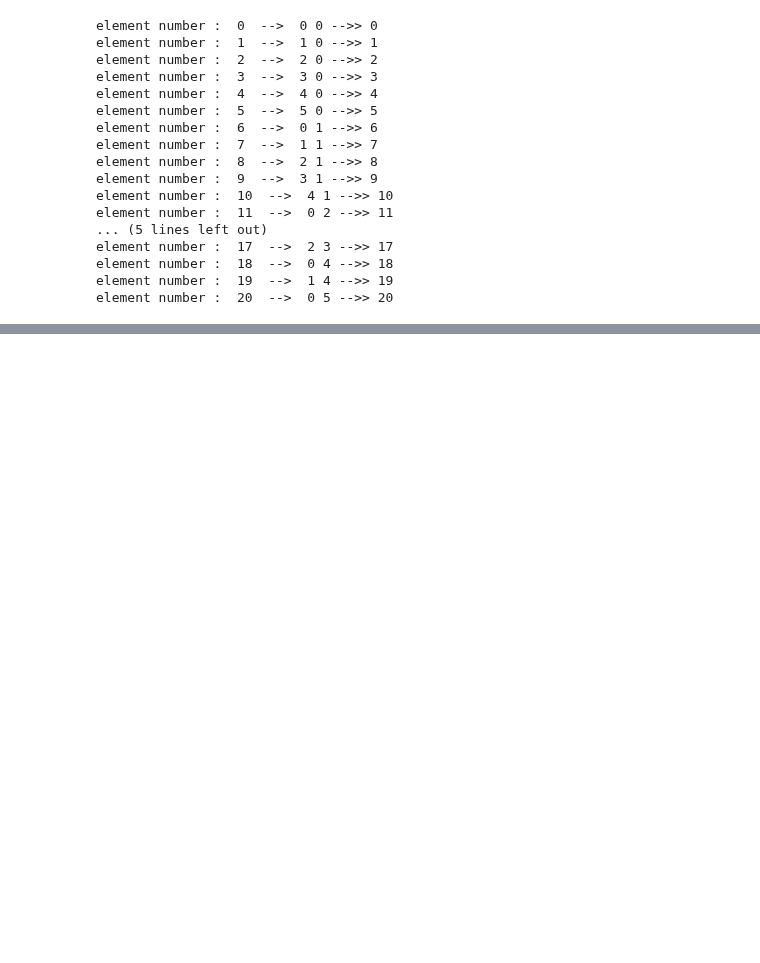
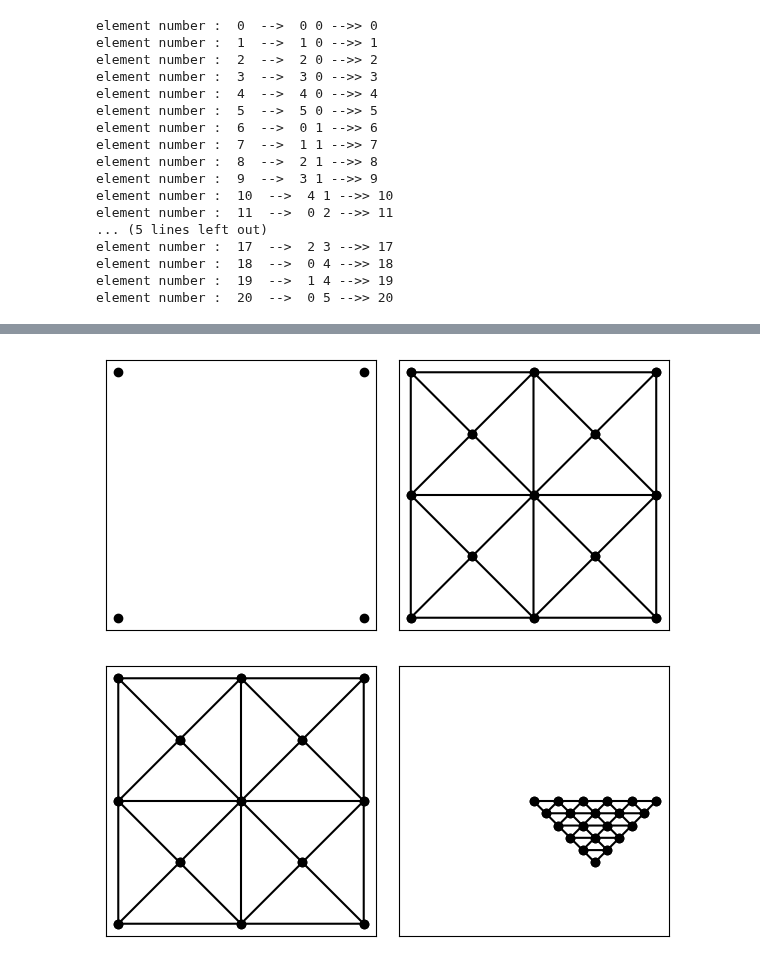
Before and after one commit to biondo999/napde_project, a Jupyter notebook: mesh_building/fucking_mesh.ipynb, the cells around one changed output, grey strips where cells are left out. Cells and saved outputs as stored; diff of their text form; code cells hidden in the pictures; blank space fills up the shorter version.

```diff
--- a/mesh_building/fucking_mesh.ipynb
+++ b/mesh_building/fucking_mesh.ipynb
@@ -121,0 +313,36 @@ print(l)
+# %%
+list=[]
+
+n=[]
+
+A = dict(vertices=np.array(((0, 0), (1, 0), (1, 1), (0, 1))))
+
+B = tr.triangulate(A, 'qa0.1')
+tr.compare(plt, A, B)
+plt.show()
+
+for elem in range(0,len(B['triangles'])):
+
+    v = B['vertices'][B['triangles'][elem]]
+
+
+
+    #anticlockwise
+
+    new, j =translate(t['vertices'],v)
+
+    D = tr.triangulate(dict(vertices=new))
+    D['triangles']=t['triangles']
+
+
+    n.append(len(D['triangles']))
+    list.append(D)
+
+
+
+tr.compare(plt,B,list[0])
+
+plt.show()
+# %% [output]
+[figure, added]
+[figure, added]
```
Also changed, not shown: parts of 17 cells of this notebook.
